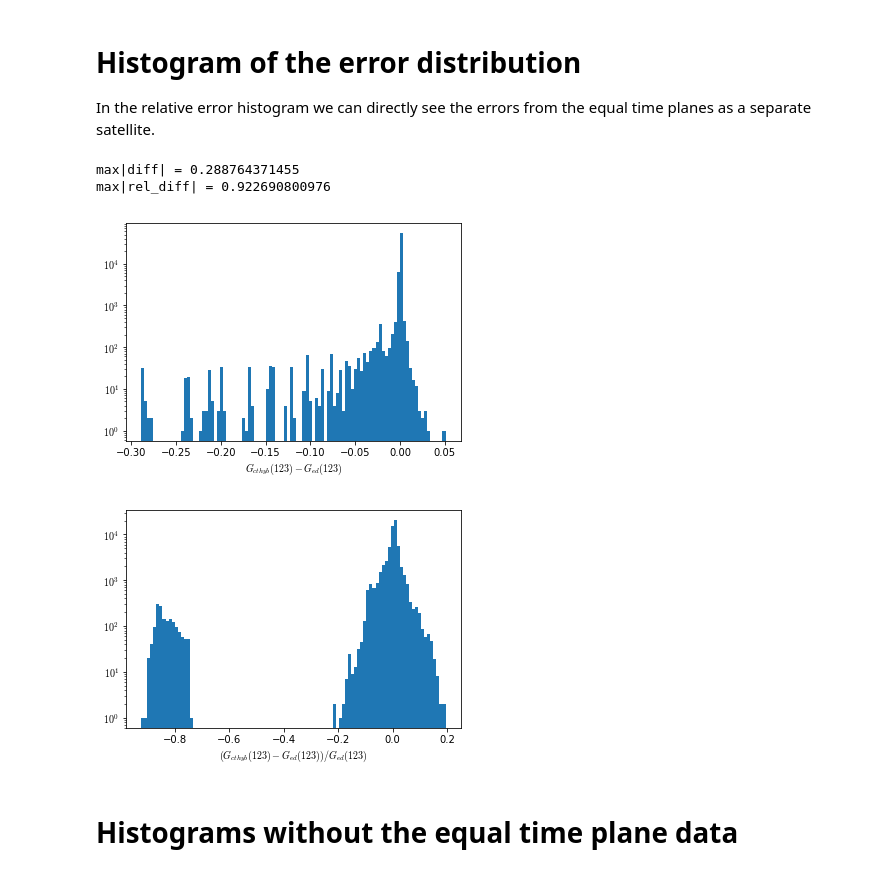
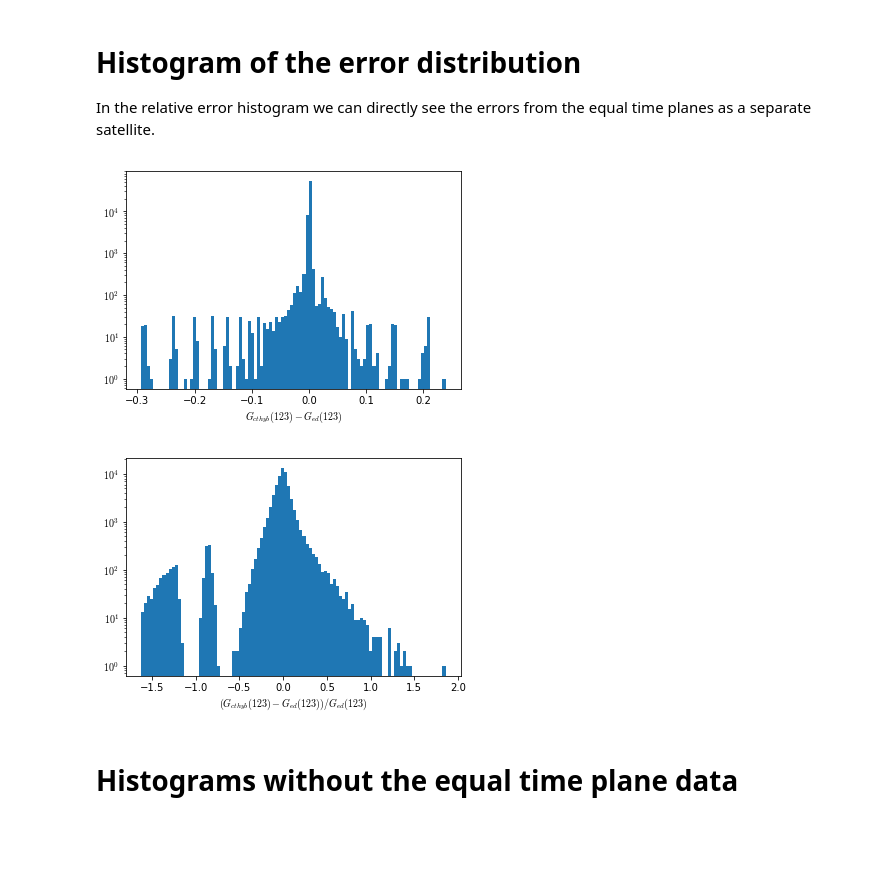
Before and after one commit to TRIQS/cthyb, a Jupyter notebook: benchmark/measure_g2/hubbard_atom_2bath/CompareEDandCTHYB.ipynb, the cells around one changed output. Drawn from its saved outputs; the diff is of its cells as text; code cells hidden in the pictures; blank space fills up the shorter version.

```diff
--- a/benchmark/measure_g2/hubbard_atom_2bath/CompareEDandCTHYB.ipynb
+++ b/benchmark/measure_g2/hubbard_atom_2bath/CompareEDandCTHYB.ipynb
@@ -273,24 +300,19 @@ for d in [ed, cthyb]:
 # %% [markdown]
 # Difference and relative difference
 # %%
-diff = copy.deepcopy(cthyb)
-diff.G2_tau.data[:] -= ed.G2_tau.data
-diff.G2_tau_cut.data[:] -= ed.G2_tau_cut.data
-
-max_abs_diff = np.max(np.abs(diff.G2_tau_cut.data))
-print 'Max(Abs(diff)) =', max_abs_diff
-assert( max_abs_diff < 4e-3 )
+diff, rel_diff = get_diff_and_rel_diff(cthyb.G2_tau, ed.G2_tau)
+diff_cut, rel_diff_cut = get_diff_and_rel_diff(
+    cthyb.G2_tau_cut, ed.G2_tau_cut,
+    #tol=3e-3, rtol=0.20
+    )
 
 opt = dict(vmin=-0.001, vmax=0.001)
-plot_G2_tau(diff.G2_tau, '(cthyb - ed)', opt=opt)
-plot_G2_tau(diff.G2_tau_cut, '(cthyb - ed) (cut equal times)', opt=opt)
-
-diff.G2_tau.data[:] /= ed.G2_tau.data
-diff.G2_tau_cut.data[:] /= ed.G2_tau_cut.data
+plot_G2_tau(diff, '(cthyb - ed)', opt=opt)
+plot_G2_tau(diff_cut, '(cthyb - ed) (cut equal times)', opt=opt)
 
 opt = dict(vmin=-0.05, vmax=0.05)
-plot_G2_tau(diff.G2_tau, '(cthyb - ed)/ed', opt=opt)
-plot_G2_tau(diff.G2_tau_cut, '(cthyb - ed)/ed (cut equal times)', opt=opt)
+plot_G2_tau(rel_diff, '(cthyb - ed)/ed', opt=opt)
+plot_G2_tau(rel_diff_cut, '(cthyb - ed)/ed (cut equal times)', opt=opt)
 
 plt.show()
 # %% [output]
@@ -304,32 +325,16 @@ Max(Abs(diff)) = 0.00242354832986
 
 In the relative error histogram we can directly see the errors from the equal time planes as a separate satellite.
 # %%
-# Get statistics of the errors
-
-def get_diff_and_rel_diff(g1, g2):
-    diff = g1.data.real - g2.data.real
-    rel_diff = diff / g2.data.real
-    diff = diff.flatten()
-    rel_diff = rel_diff.flatten()
-    return diff, rel_diff
-
-diff, rel_diff = get_diff_and_rel_diff(cthyb.G2_tau, ed.G2_tau)
-
-print 'max|diff| =', np.max(np.abs(diff))
-print 'max|rel_diff| =', np.max(np.abs(rel_diff))
-
-plt.hist(diff, bins=100, log=True)
+plt.hist(diff.data.flatten().real, bins=100, log=True)
 plt.xlabel(r'$G_{cthyb}(123) - G_{ed}(123)$')
 plt.show()
 
-plt.hist(rel_diff, bins=100, log=True)
+plt.hist(rel_diff.data.flatten().real, bins=100, log=True)
 plt.xlabel(r'$(G_{cthyb}(123) - G_{ed}(123))/G_{ed}(123)$')
 plt.show()
 # %% [output]
-max|diff| = 0.288764371455
-max|rel_diff| = 0.922690800976
-[figure, old version]
+[figure, new version]
-[figure, old version]
+[figure, new version]
 # %% [markdown]
 # Histograms without the equal time plane data
 # %%
```
Also changed, not shown: parts of 17 cells of this notebook, 4 other files.
